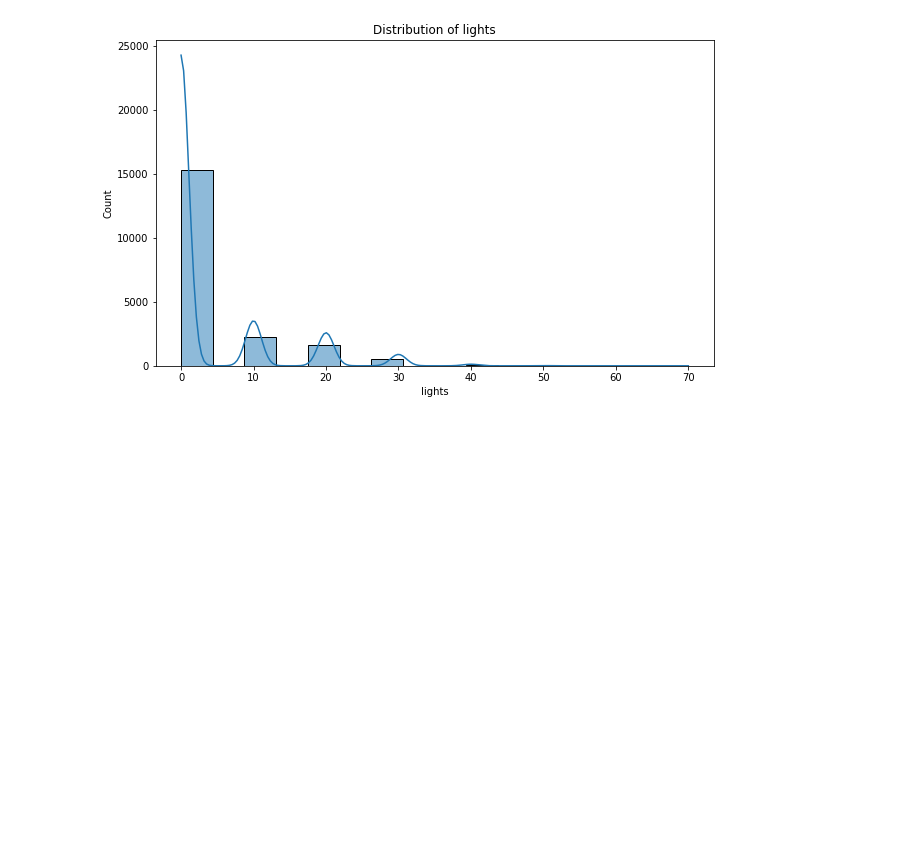
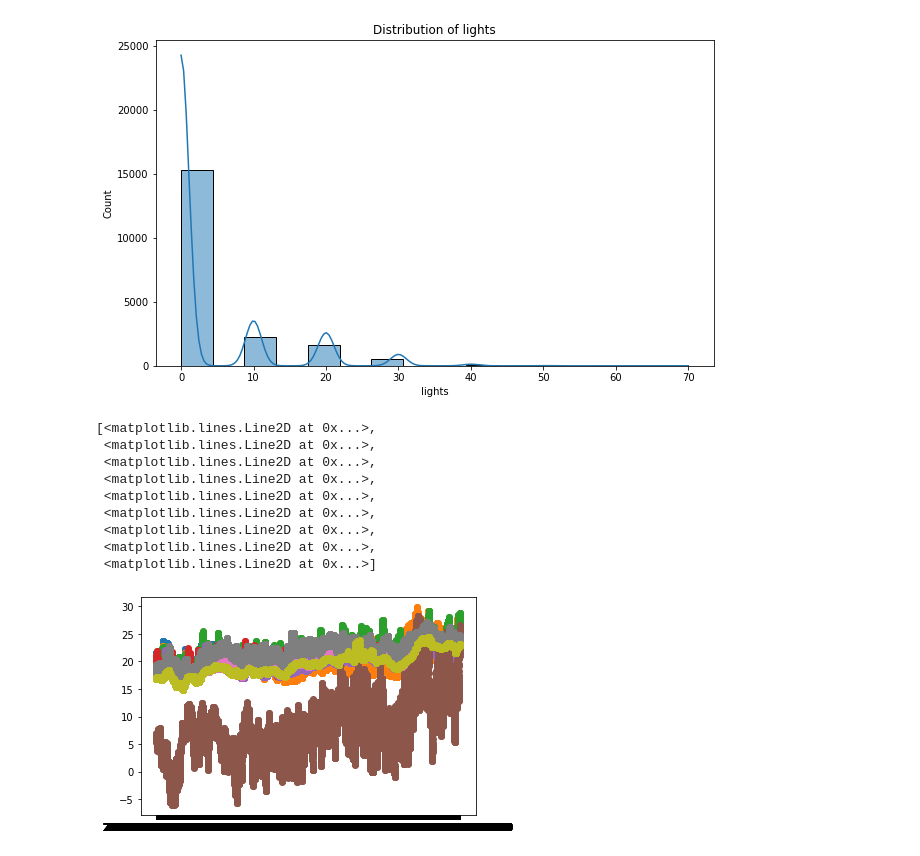
Before and after one commit to estoymukundjha/Energy-Application-Prediction, a Jupyter notebook: Application_Energy.ipynb, the cells around one changed output. Saved outputs shown, nothing was run; the diff lists cells and outputs as text; code cells hidden in the pictures; blank space fills up the shorter version.

```diff
--- a/Application_Energy.ipynb
+++ b/Application_Energy.ipynb
@@ -148,3 +148,16 @@ for i, j in enumerate(light):
 # %%
 new_temp = [temperature, Y]
 new_temp = pd.concat(new_temp)
+# %%
+plt.plot_date(df['date'],temperature)
+# %% [output]
+[<matplotlib.lines.Line2D at 0x...>,
+ <matplotlib.lines.Line2D at 0x...>,
+ <matplotlib.lines.Line2D at 0x...>,
+ <matplotlib.lines.Line2D at 0x...>,
+ <matplotlib.lines.Line2D at 0x...>,
+ <matplotlib.lines.Line2D at 0x...>,
+ <matplotlib.lines.Line2D at 0x...>,
+ <matplotlib.lines.Line2D at 0x...>,
+ <matplotlib.lines.Line2D at 0x...>]
+[figure, added]
```
Also changed, not shown: parts of 6 cells of this notebook.
